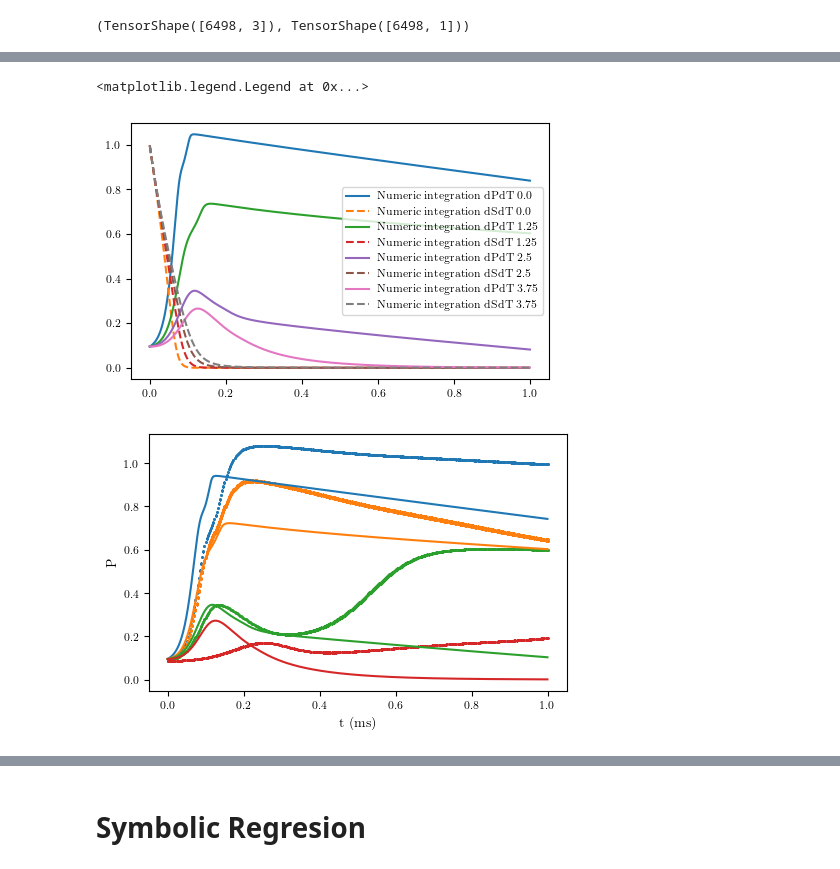
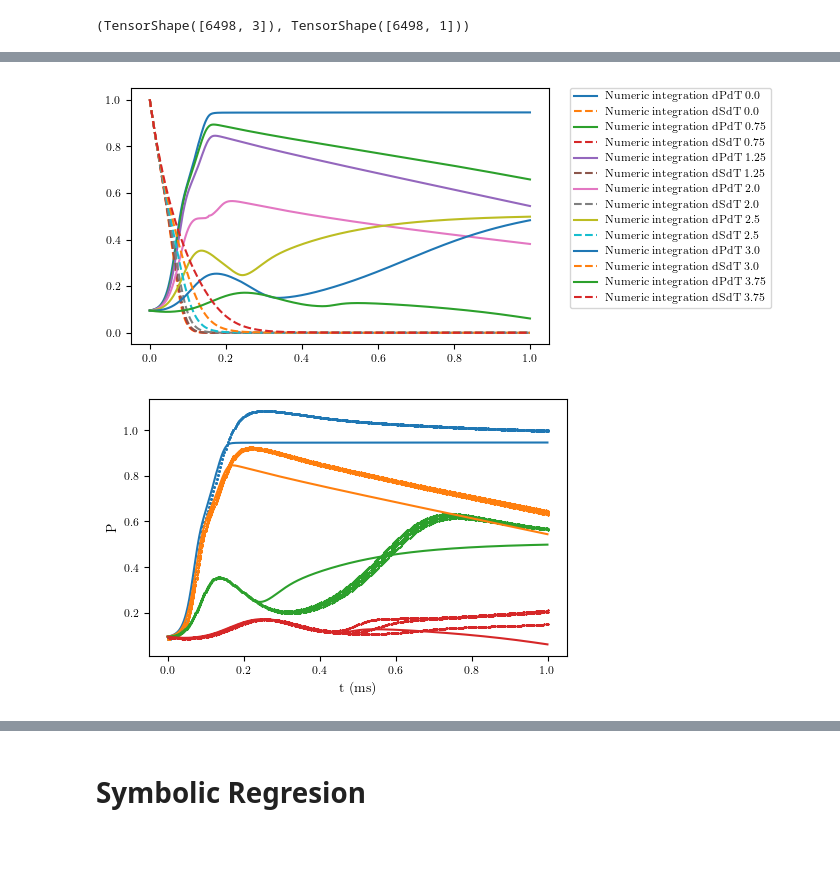
Before and after one commit to JuliaVicens/Bacterial_Growth, a Jupyter notebook: 22_ED_PSA_Kanamycin/PSA_cleandata.ipynb, the cells around one changed output, grey strips where cells are left out. Cells and saved outputs as stored; diff of their text form; code cells hidden in the pictures.

```diff
--- a/22_ED_PSA_Kanamycin/PSA_cleandata.ipynb
+++ b/22_ED_PSA_Kanamycin/PSA_cleandata.ipynb
@@ -413,7 +413,8 @@ layers = [1, 20, 20, 1]
 W_a = [hyper_initial([layers[l-1], layers[l]]) for l in range(1, L)]
 b_a = [tf.Variable(tf.zeros([1, layers[l]])) for l in range(1, L)]
 
-layers = [3, 20, 20, 1]
+layers = [3, 20, 20, 20, 1]
+L = len(layers)
 
 W_phi = [hyper_initial([layers[l-1], layers[l]]) for l in range(1, L)]
 b_phi = [tf.Variable(tf.zeros([1, layers[l]])) for l in range(1, L)]
@@ -579,7 +580,7 @@ lns=u_pred[:,1:2]
 p=tf.exp(lnp)
 s=tf.exp(lns)
 
-lnl=net(X_star_tf[...,2:3], W_a, b_a)
+lnl=predict(X_star_tf[...,2:3], W_a, b_a)
 
 l=tf.exp(lnl)
 phi = tf.exp(predict(tf.concat([p, s, l],1), W_phi, b_phi))
@@ -707,38 +708,39 @@ plt.show()
 # %%
 Nt=1000
 
-for a in A:
+A_int=np.array([0,0.75, 1.25,2, 2.5,3,3.75])
+for a in A_int:
 
     T_int=np.zeros(Nt)
     P_int=np.zeros(Nt)
     S_int=np.zeros(Nt)
 
 
     dt=0.001
 
     T_int[0]=0
     P_int[0]=np.mean(P0) #Initial conditions
     # P_int[0]=np.array(p[0]) #Initial conditions
 
     S_int[0]=np.array(s[0]) #Initial conditions
+    l=tf.exp(predict(tf.convert_to_tensor(a.reshape([-1,1]), dtype=tf.float32), W_a, b_a))
     for i in range(1,Nt):
 
-        PSA=tf.concat([tf.convert_to_tensor(P_int[i-1].reshape([-1,1]), dtype=tf.float32),tf.convert_to_tensor(S_int[i-1].reshape([-1,1]), dtype=tf.float32), tf.convert_to_tensor(a.reshape([-1,1]), dtype=tf.float32)],1)
+        PSL=tf.concat([tf.convert_to_tensor(P_int[i-1].reshape([-1,1]), dtype=tf.float32),tf.convert_to_tensor(S_int[i-1].reshape([-1,1]), dtype=tf.float32), l],1)
 
-        PHI_S=tf.exp(predict(PSA , W_phi, b_phi))
-        l=tf.exp(predict( tf.convert_to_tensor(a.reshape([-1,1]), dtype=tf.float32) , W_a, b_a))
-
-
+        # REVISAAAAAR
+        PHI_S=tf.exp(predict(PSL , W_phi, b_phi))
         P_int[i]=P_int[i-1]+(P_int[i-1]*PHI_S - P_int[i-1]*l)*dt
         S_int[i]=S_int[i-1]-P_int[i-1]*S_int[i-1]*np.array(m)*dt
         T_int[i]=T_int[i-1]+dt
 
     plt.plot(T_int, P_int,  linestyle='-', label=f'Numeric integration dPdT {a}')
     plt.plot(T_int, S_int,  linestyle='--', label=f'Numeric integration dSdT {a}')
-plt.legend()
+
+plt.legend(loc='upper left', bbox_to_anchor=(1.05, 1), borderaxespad=0.)
+plt.show()
 # %% [output]
-<matplotlib.legend.Legend at 0x...>
-[figure, old version]
+[figure, new version]
 # %%
 
 
@@ -760,14 +762,13 @@ for a in A:
     # P_int[0]=np.array(p[0]) #Initial conditions
 
     S_int[0]=np.array(s[0]) #Initial conditions
+    l=tf.exp(predict(tf.convert_to_tensor(a.reshape([-1,1]), dtype=tf.float32), W_a, b_a))
     for i in range(1,Nt):
 
-        PSA=tf.concat([tf.convert_to_tensor(P_int[i-1].reshape([-1,1]), dtype=tf.float32),tf.convert_to_tensor(S_int[i-1].reshape([-1,1]), dtype=tf.float32), tf.convert_to_tensor(a.reshape([-1,1]), dtype=tf.float32)],1)
+        PSL=tf.concat([tf.convert_to_tensor(P_int[i-1].reshape([-1,1]), dtype=tf.float32),tf.convert_to_tensor(S_int[i-1].reshape([-1,1]), dtype=tf.float32), l],1)
 
-        PHI_S=tf.exp(predict(PSA , W_phi, b_phi))
-        l=tf.exp(predict( tf.convert_to_tensor(a.reshape([-1,1]), dtype=tf.float32) , W_a, b_a))
-
-
+        # REVISAAAAAR
+        PHI_S=tf.exp(predict(PSL , W_phi, b_phi))
         P_int[i]=P_int[i-1]+(P_int[i-1]*PHI_S - P_int[i-1]*l)*dt
         S_int[i]=S_int[i-1]-P_int[i-1]*S_int[i-1]*np.array(m)*dt
         T_int[i]=T_int[i-1]+dt
@@ -796,4 +797,4 @@ plt.ylabel('P')
 # plt.savefig('figures/P_phi.pdf')
 plt.show()
 # %% [output]
-[figure, old version]
+[figure, new version]
```
Also changed, not shown: parts of 14 cells of this notebook, 3 other files.
